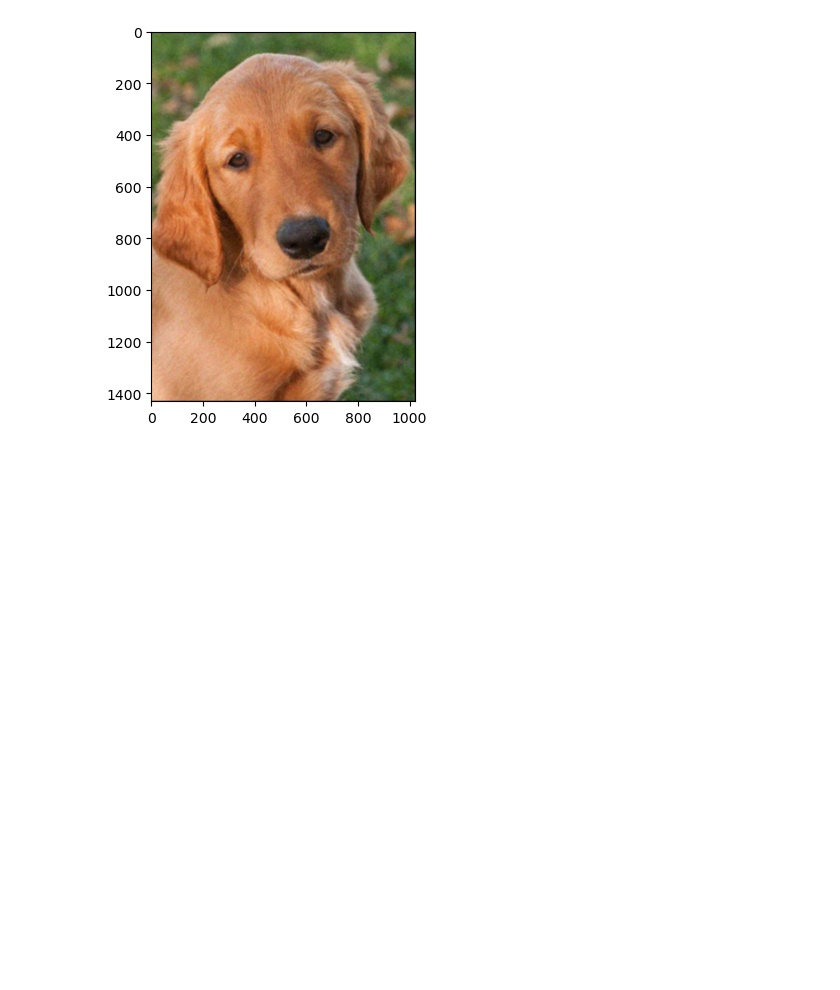
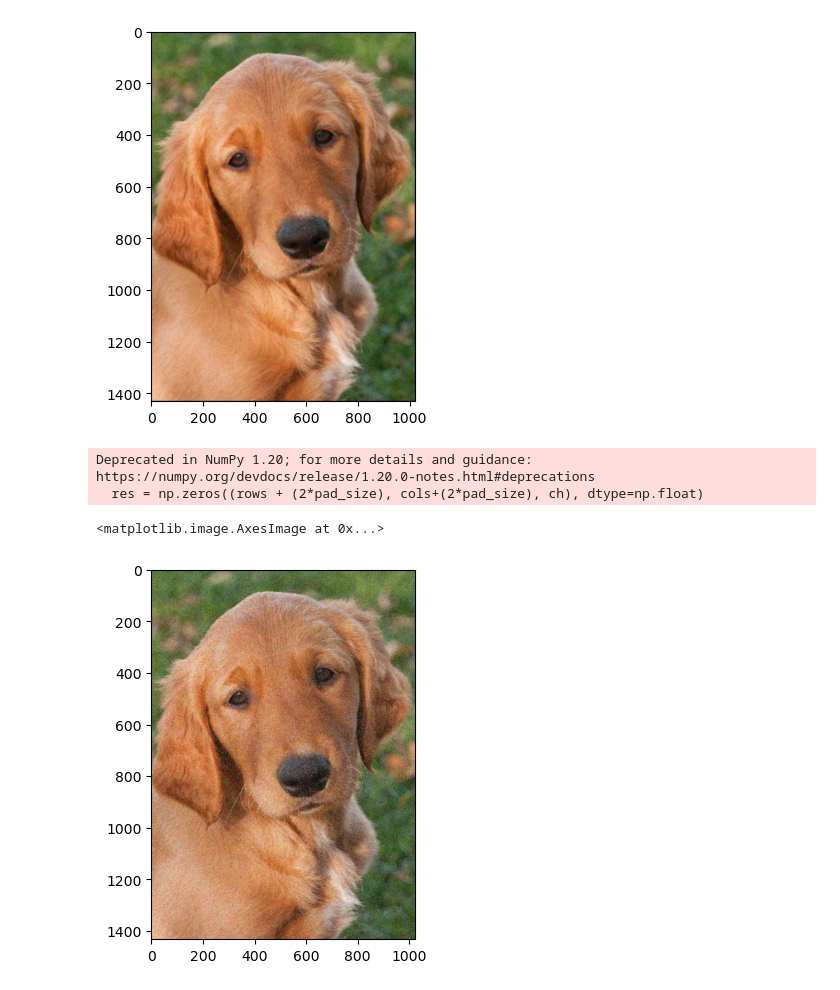
Before and after one commit to soopools/23fall-EngineeringDesign, a Jupyter notebook: workspace/ImageDenoisinig(med > gaus).ipynb, the cells around one changed output. Drawn from its saved outputs; the diff is of its cells as text; code cells hidden in the pictures; blank space fills up the shorter version.

```diff
--- a/workspace/ImageDenoisinig(med > gaus).ipynb
+++ b/workspace/ImageDenoisinig(med > gaus).ipynb
@@ -114,6 +114,35 @@ Deprecated in NumPy 1.20; for more details and guidance: https://numpy.org/devdo
   res = np.zeros((rows + (2*pad_size), cols+(2*pad_size), ch), dtype=np.float)
 <matplotlib.image.AxesImage at 0x...>
 [figure]
+# %%
+# bilateral filter
+def bilateral_filter(img, k_size=7, sigma_s=4, sigma_r=0.1):
+    rows, cols, channels = img.shape
+    filter = gaussian_kernel(k_size, sigma_s)
+    pad_img = padding(img, k_size)
+    filtered_img = np.zeros((rows, cols, channels), dtype=np.float32)
+
+    for ch in range(0, channels):
+        for i in range(rows):
+            for j in range(cols):
+                i1 = i + k_size//2
+                j1 = j + k_size//2
+                Wp = pad_img[i1-k_size//2:i1+k_size//2+1, j1-k_size//2:j1+k_size//2+1, ch]
+                Wp = np.exp(-1 * ((Wp - pad_img[i1, j1, ch])**2) / (2 * (sigma_r**2)))
+                Wp = Wp * filter
+                Wp = Wp / np.sum(Wp)
+                filtered_img[i, j, ch] = np.sum(Wp * pad_img[i1-k_size//2:i1+k_size//2+1, j1-k_size//2:j1+k_size//2+1, ch])
+    return filtered_img
+
+# Bilateral Filtered Image
+bilateral_filtered_image = bilateral_filter(noisy_image)
+#plt.imsave('bilateral_filtered_image.png', bilateral_filtered_image)
+plt.imshow(bilateral_filtered_image)
+# %% [output]
+Deprecated in NumPy 1.20; for more details and guidance: https://numpy.org/devdocs/release/1.20.0-notes.html#deprecations
+  res = np.zeros((rows + (2*pad_size), cols+(2*pad_size), ch), dtype=np.float)
+<matplotlib.image.AxesImage at 0x...>
+[figure, added]
 # %%
 from skimage.transform import resize
 
```
Also changed, not shown: parts of 3 cells of this notebook, 42 other files.
